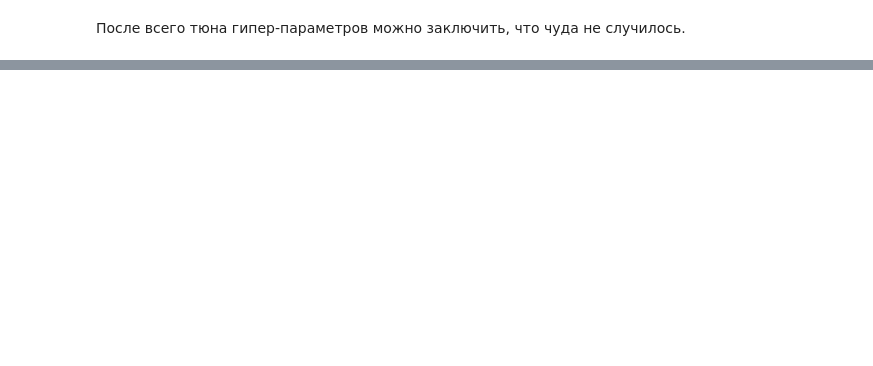
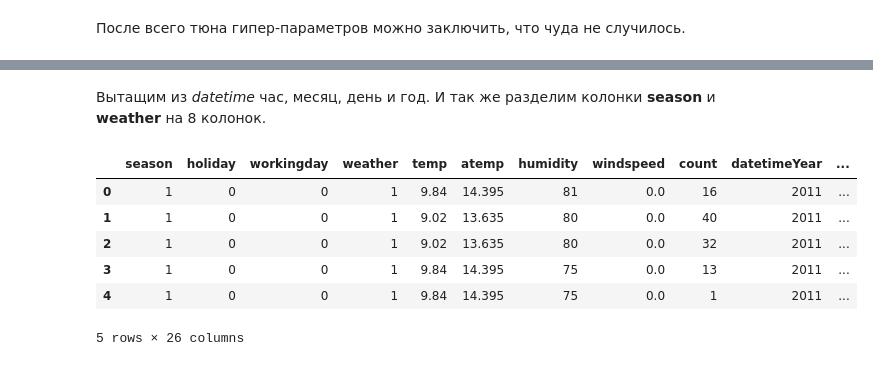
Before and after one commit to morememes/homework, a Jupyter notebook: tree.ipynb, the cells around one changed output, grey strips where cells are left out. Drawn from its saved outputs; the diff is of its cells as text; code cells hidden in the pictures; blank space fills up the shorter version.

```diff
--- a/tree.ipynb
+++ b/tree.ipynb
@@ -164,7 +164,7 @@ import datetime
 # %% [markdown]
 Производим последние изменения над датасетом. Переводим *datetime* в *timestamp*, чтобы модель смогла скушать это. Далее отделяем нашу целевую фичу. Сплитим выборку, собираем дерево и обучаем его. Далее смотрим точность на валидационной выборке и ... идем тюнить гипер-параметры в надежде на лучшее.
 # %%
-train['datetime'] = train['datetime'].apply(lambda x: time.mktime(datetime.datetime.strptime(x, "%Y-%m-%d %H:%M:%S").timetuple()));
+#train['datetime'] = train['datetime'].apply(lambda x: time.mktime(datetime.datetime.strptime(x, "%Y-%m-%d %H:%M:%S").timetuple()));
 # %%
 y = train['count']
 x = train.drop('count', axis = 1)
@@ -231,0 +267,2 @@ export_graphviz(tree_grid.best_estimator_, out_file=f"{PATH}churn_tree.dot", fea
+# %% [markdown]
+Вытащим из *datetime* час, месяц, день и год. И так же разделим колонки **season** и **weather** на 8 колонок.
@@ -231,0 +277,12 @@ export_graphviz(tree_grid.best_estimator_, out_file=f"{PATH}churn_tree.dot", fea
+# %%
+season = pd.get_dummies(train['season'], prefix='season')
+train = pd.concat([train, season], axis=1)
+train.head()
+# %% [output]
+|  | season | holiday | workingday | weather | temp | atemp | humidity | windspeed | count | datetimeYear | ... |
+| 0 | 1 | 0 | 0 | 1 | 9.84 | 14.395 | 81 | 0.0 | 16 | 2011 | ... |
+| 1 | 1 | 0 | 0 | 1 | 9.02 | 13.635 | 80 | 0.0 | 40 | 2011 | ... |
+| 2 | 1 | 0 | 0 | 1 | 9.02 | 13.635 | 80 | 0.0 | 32 | 2011 | ... |
+| 3 | 1 | 0 | 0 | 1 | 9.84 | 14.395 | 75 | 0.0 | 13 | 2011 | ... |
+| 4 | 1 | 0 | 0 | 1 | 9.84 | 14.395 | 75 | 0.0 | 1 | 2011 | ... |
+5 rows × 26 columns
```
Also changed, not shown: parts of 67 cells of this notebook, 4 other files.
